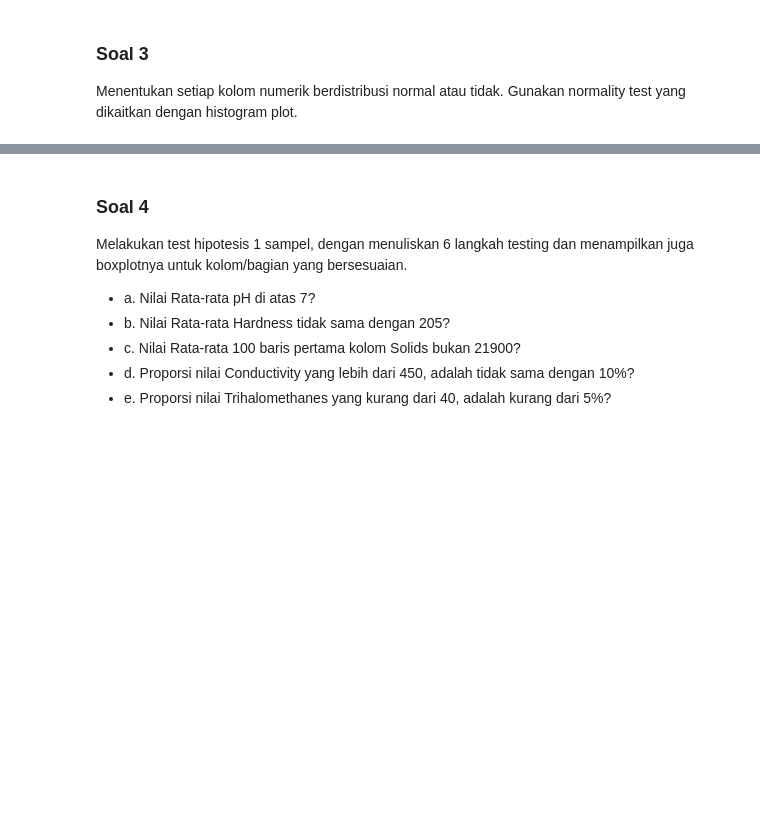
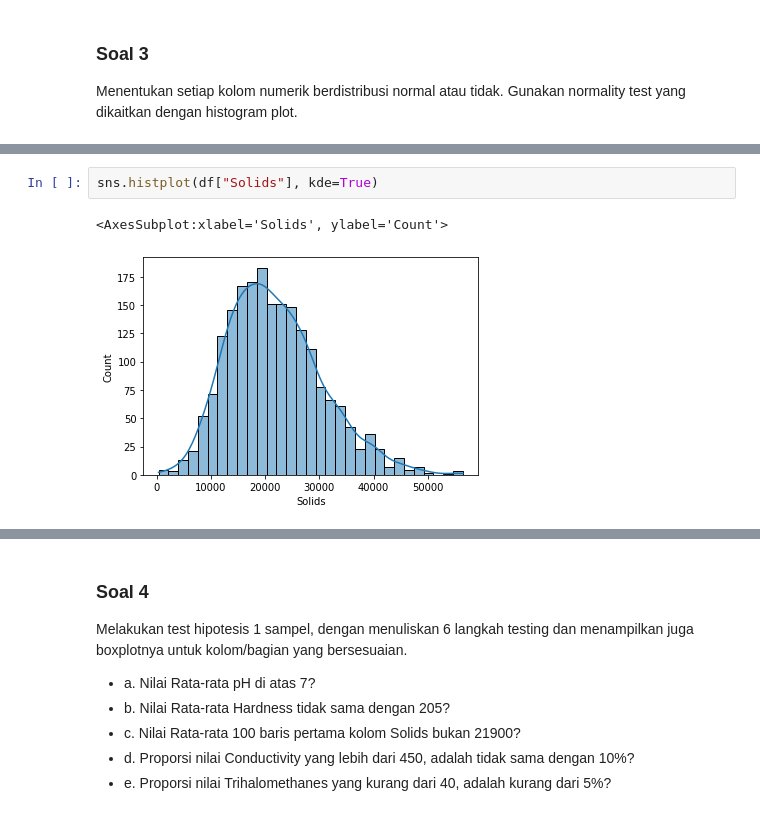
Before and after one commit to kentlius/Tubes-Probstat, a Jupyter notebook: main.ipynb, the cells around one changed output, grey strips where cells are left out. Cells and saved outputs as stored; diff of their text form; blank space fills up the shorter version.

```diff
--- a/main.ipynb
+++ b/main.ipynb
@@ -69,0 +130,5 @@ Menentukan setiap kolom numerik berdistribusi normal atau tidak. Gunakan normali
+# %%
+sns.histplot(df["Solids"], kde=True)
+# %% [output]
+<AxesSubplot:xlabel='Solids', ylabel='Count'>
+[figure, added]
```
Also changed, not shown: parts of 26 cells of this notebook.
